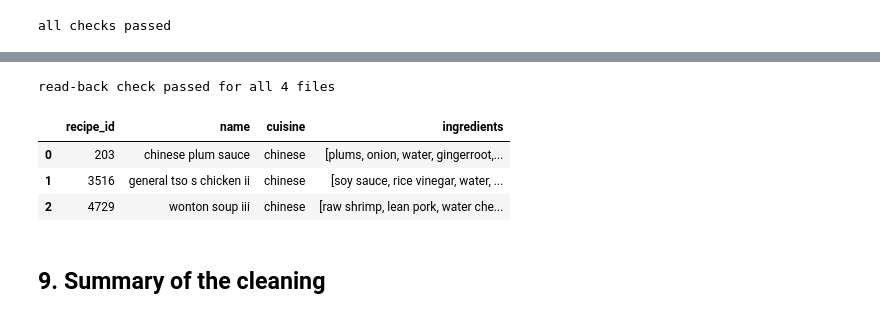
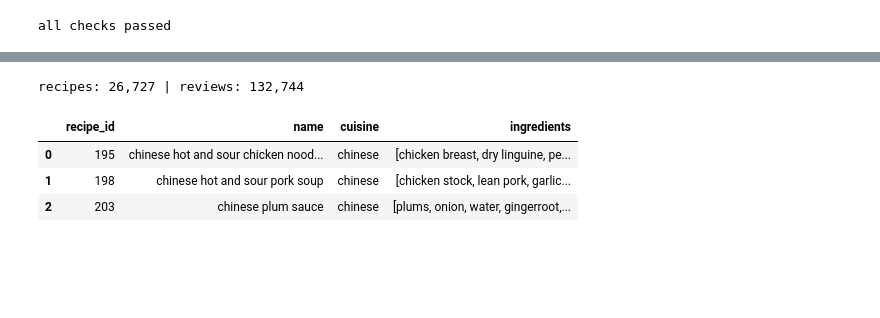
Before and after one commit to EstebanPerez99/cuisine-networks, a Jupyter notebook: notebooks/02_build_datasets.ipynb, the cells around one changed output, grey strips where cells are left out. Cells and saved outputs as stored; diff of their text form; code cells hidden in the pictures; blank space fills up the shorter version.

Commit message:
Drop nutrition columns and tidy the dataset notebook

```diff
--- a/notebooks/02_build_datasets.ipynb
+++ b/notebooks/02_build_datasets.ipynb
@@ -322,0 +277,12 @@ recipes: 26,727 | reviews: 132,744
+# %%
+recipes["n_reviews"] = recipes["id"].map(reviews["recipe_id"].value_counts()).fillna(0).astype(int)
+
+RECIPE_COLS = ["recipe_id", "name", "cuisine", "ingredients", "n_ingredients", "steps", "n_steps",
+               "description", "minutes", "submitted", "contributor_id", "n_reviews"]
+REVIEW_COLS = ["review_id", "recipe_id", "cuisine", "user_id", "date", "rating", "review"]
+
+recipes_final = (recipes.rename(columns={"id": "recipe_id"})[RECIPE_COLS]
+                 .sort_values(["cuisine", "recipe_id"]).reset_index(drop=True))
+reviews_final = reviews[REVIEW_COLS].sort_values(["cuisine", "recipe_id", "date"]).reset_index(drop=True)
+print(f"recipes: {len(recipes_final):,} | reviews: {len(reviews_final):,}")
+recipes_final.head(3)
@@ -376,19 +341,16 @@ These `assert`s stop the notebook if any promise about the datasets is broken.
 # %%
 for name, rec, rev in [("full", recipes_final, reviews_final), ("mini", recipes_mini, reviews_mini)]:
-    assert rec["recipe_id"].is_unique, name
-    assert rev["review_id"].is_unique, name
-    assert set(rec["cuisine"]) == set(SHORTLIST), name                       # all 9 cuisines, nothing else
-    assert rev["recipe_id"].isin(rec["recipe_id"]).all(), name               # every review has its recipe
+    assert rec["recipe_id"].is_unique and rev["review_id"].is_unique, name
+    assert set(rec["cuisine"]) == set(SHORTLIST), name                         # the 9 cuisines, nothing else
+    assert rev["recipe_id"].isin(rec["recipe_id"]).all(), name                 # every review has its recipe
     assert (rev["cuisine"] == rev["recipe_id"].map(rec.set_index("recipe_id")["cuisine"])).all(), name
     assert (rec["ingredients"].map(len) >= 2).all(), name
     assert (rev["review"].str.strip() != "").all(), name
     assert not (rev["rating"] == 0).any(), name
-    assert not rev["review"].str.lower().str.contains(GAME_ANY).any(), name  # no game reviews left
-    assert (rec["minutes"].dropna() > 0).all(), name
-assert recipes_mini["recipe_id"].isin(recipes_final["recipe_id"]).all()      # mini ⊂ full
-assert reviews_mini["review_id"].isin(reviews_final["review_id"]).all()
+    assert not rev["review"].str.lower().str.contains(GAME_ANY).any(), name    # no game reviews left
+assert recipes_mini["recipe_id"].isin(recipes_final["recipe_id"]).all()        # mini is part of full
 share = recipes_mini["cuisine"].value_counts() / recipes_final["cuisine"].value_counts()
-assert share.between(0.29, 0.31).all(), share                               # ~30% of every cuisine
+assert share.between(0.29, 0.31).all(), share                                 # ~30% of every cuisine
 print("all checks passed")
 # %% [output]
 all checks passed
@@ -422,27 +381,29 @@ raw files together: 644.0 MB
 # %%
+DATA = ROOT / "data" / "processed"
+
 def load(name):
-    df = pd.read_csv(OUT / f"{name}.csv")
+    df = pd.read_csv(DATA / f"{name}.csv")
     for col in ["submitted", "date"]:
         if col in df:
             df[col] = pd.to_datetime(df[col])
     for col in ["ingredients", "steps"]:
         if col in df:
             df[col] = df[col].map(json.loads)
     if "rating" in df:
         df["rating"] = df["rating"].astype("Int64")
     return df
 
-# Round trip: what we read back must equal what we wrote
-for name, df in [("recipes", recipes_final), ("reviews", reviews_final),
-                 ("recipes_mini", recipes_mini), ("reviews_mini", reviews_mini)]:
-    pd.testing.assert_frame_equal(load(name), df, check_dtype=False)
-print("read-back check passed for all 4 files")
-load("recipes_mini")[["recipe_id", "name", "cuisine", "ingredients"]].head(3)
+recipes = load("recipes")
+reviews = load("reviews")
+
+# Check: what we read back is exactly what we exported
+pd.testing.assert_frame_equal(recipes, recipes_final, check_dtype=False)
+pd.testing.assert_frame_equal(reviews, reviews_final, check_dtype=False)
+print(f"recipes: {len(recipes):,} | reviews: {len(reviews):,}")
+recipes[["recipe_id", "name", "cuisine", "ingredients"]].head(3)
 # %% [output]
-read-back check passed for all 4 files
+recipes: 26,727 | reviews: 132,744
 |  | recipe_id | name | cuisine | ingredients |
-| 0 | 203 | chinese plum sauce | chinese | [plums, onion, water, gingerroot,... |
-| 1 | 3516 | general tso s chicken ii | chinese | [soy sauce, rice vinegar, water, ... |
-| 2 | 4729 | wonton soup iii | chinese | [raw shrimp, lean pork, water che... |
+| 0 | 195 | chinese hot and sour chicken nood... | chinese | [chicken breast, dry linguine, pe... |
+| 1 | 198 | chinese hot and sour pork soup | chinese | [chicken stock, lean pork, garlic... |
+| 2 | 203 | chinese plum sauce | chinese | [plums, onion, water, gingerroot,... |
-# %% [markdown]
-## 9. Summary of the cleaning
```
Also changed, not shown: parts of 64 cells of this notebook, 3 other files.
